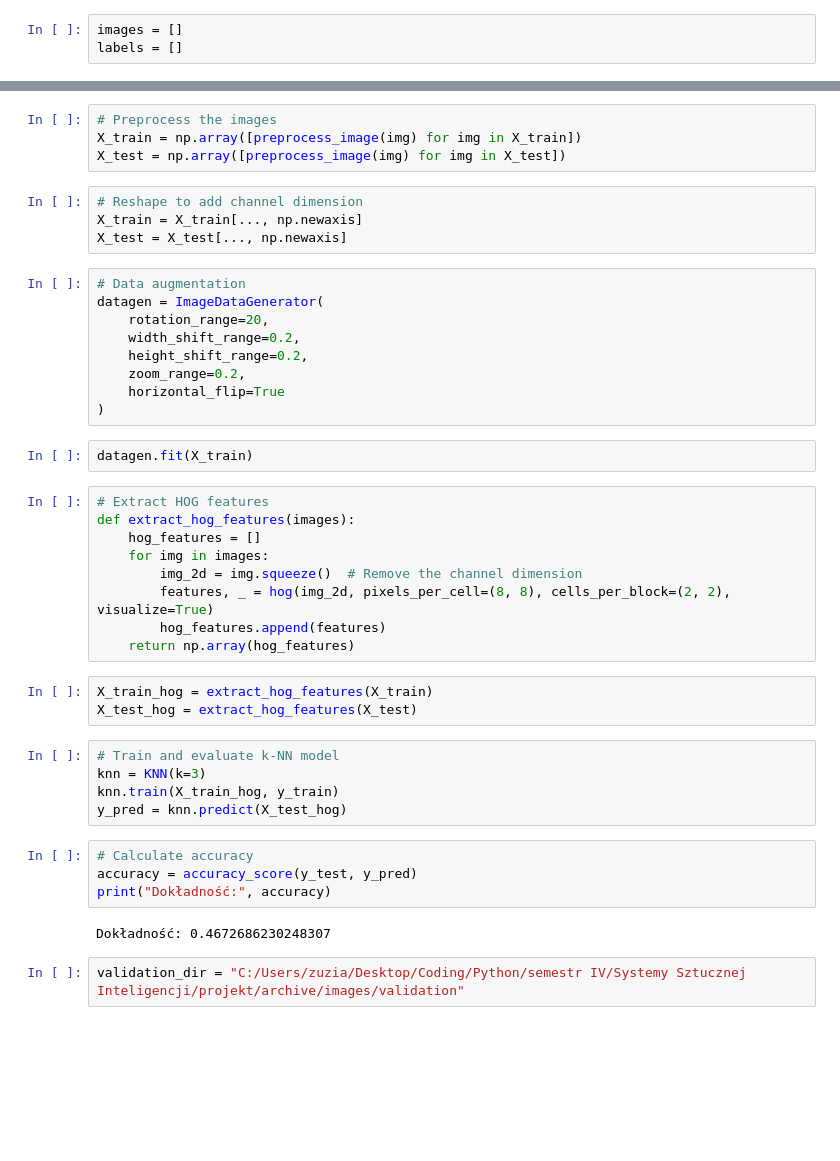
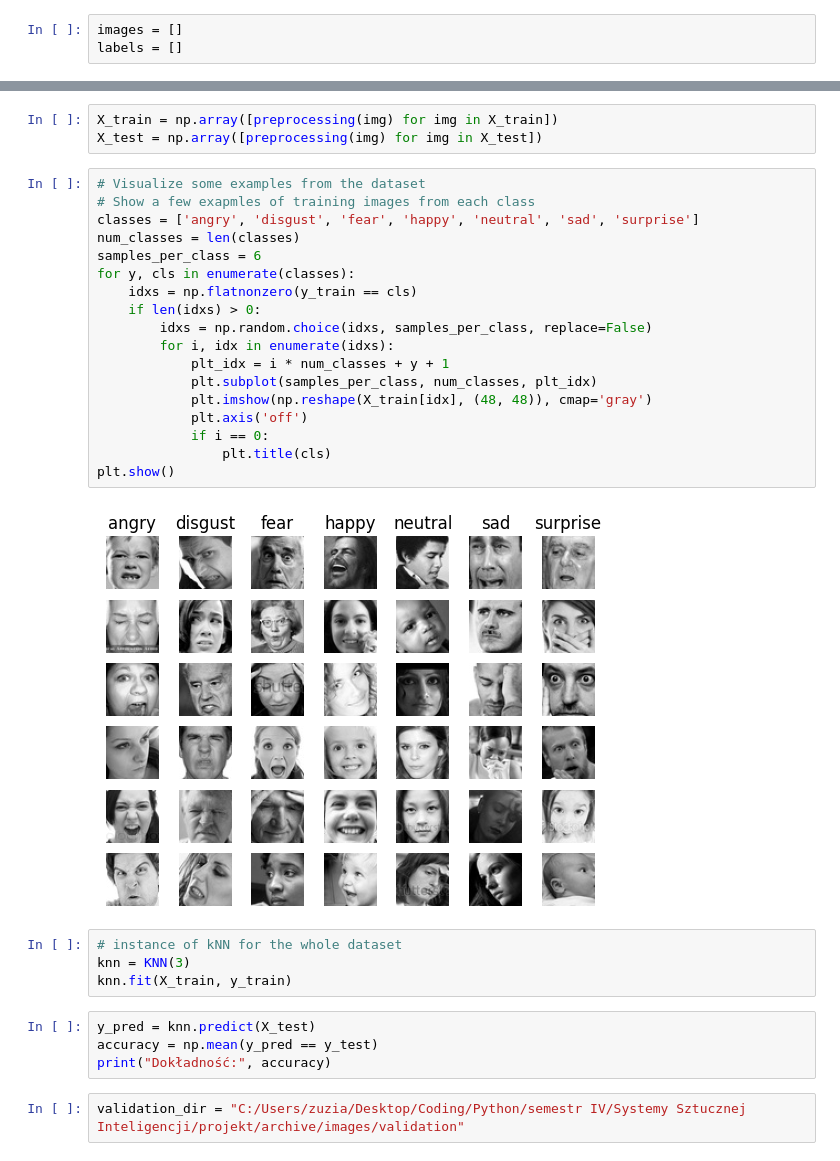
Before and after one commit to czesctuklap/emotion-recognition-project, a Jupyter notebook: main.ipynb, the cells around one changed output, grey strips where cells are left out. Drawn from its saved outputs; the diff is of its cells as text; blank space fills up the shorter version.

```diff
--- a/main.ipynb
+++ b/main.ipynb
@@ -91,45 +78,34 @@ def preprocess_image(img):
 # %%
-# Preprocess the images
-X_train = np.array([preprocess_image(img) for img in X_train])
-X_test = np.array([preprocess_image(img) for img in X_test])
+X_train = np.array([preprocessing(img) for img in X_train])
+X_test = np.array([preprocessing(img) for img in X_test])
-# %%
-# Reshape to add channel dimension
-X_train = X_train[..., np.newaxis]
-X_test = X_test[..., np.newaxis]
-# %%
-# Data augmentation
-datagen = ImageDataGenerator(
-    rotation_range=20,
-    width_shift_range=0.2,
-    height_shift_range=0.2,
-    zoom_range=0.2,
-    horizontal_flip=True
-)
-# %%
-datagen.fit(X_train)
-# %%
-# Extract HOG features
-def extract_hog_features(images):
-    hog_features = []
-    for img in images:
-        img_2d = img.squeeze()  # Remove the channel dimension
-        features, _ = hog(img_2d, pixels_per_cell=(8, 8), cells_per_block=(2, 2), visualize=True)
-        hog_features.append(features)
-    return np.array(hog_features)
-# %%
-X_train_hog = extract_hog_features(X_train)
-X_test_hog = extract_hog_features(X_test)
-# %%
-# Train and evaluate k-NN model
-knn = KNN(k=3)
-knn.train(X_train_hog, y_train)
-y_pred = knn.predict(X_test_hog)
+# %%
+# Visualize some examples from the dataset
+# Show a few exapmles of training images from each class
+classes = ['angry', 'disgust', 'fear', 'happy', 'neutral', 'sad', 'surprise']
+num_classes = len(classes)
+samples_per_class = 6
+for y, cls in enumerate(classes):
+    idxs = np.flatnonzero(y_train == cls)
+    if len(idxs) > 0:
+        idxs = np.random.choice(idxs, samples_per_class, replace=False)
+        for i, idx in enumerate(idxs):
+            plt_idx = i * num_classes + y + 1
+            plt.subplot(samples_per_class, num_classes, plt_idx)
+            plt.imshow(np.reshape(X_train[idx], (48, 48)), cmap='gray')
+            plt.axis('off')
+            if i == 0:
+                plt.title(cls)
+plt.show()
+# %% [output]
+[figure, added]
+# %%
+# instance of kNN for the whole dataset
+knn = KNN(3)
+knn.fit(X_train, y_train)
 # %%
-# Calculate accuracy
-accuracy = accuracy_score(y_test, y_pred)
+y_pred = knn.predict(X_test)
+accuracy = np.mean(y_pred == y_test)
 print("Dokładność:", accuracy)
-# %% [output]
-Dokładność: 0.4672686230248307
 # %%
 validation_dir = "C:/Users/zuzia/Desktop/Coding/Python/semestr IV/Systemy Sztucznej Inteligencji/projekt/archive/images/validation"
 # %%
```
Also changed, not shown: parts of 13 cells of this notebook.
